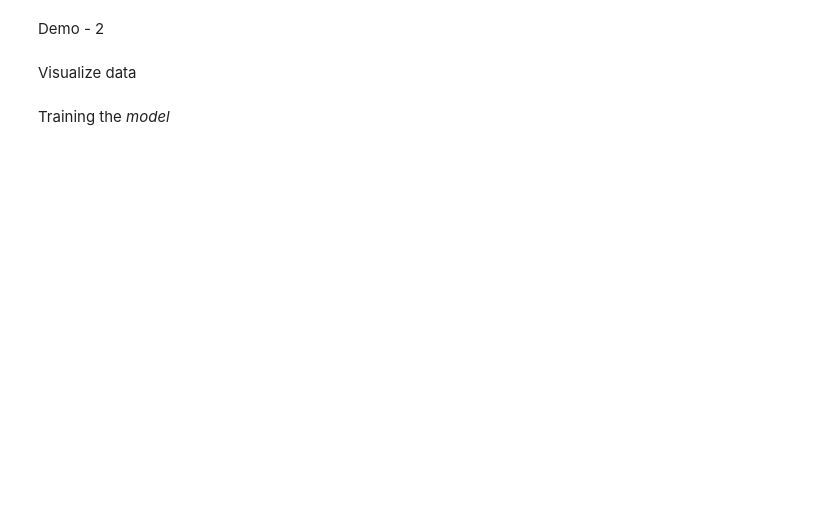
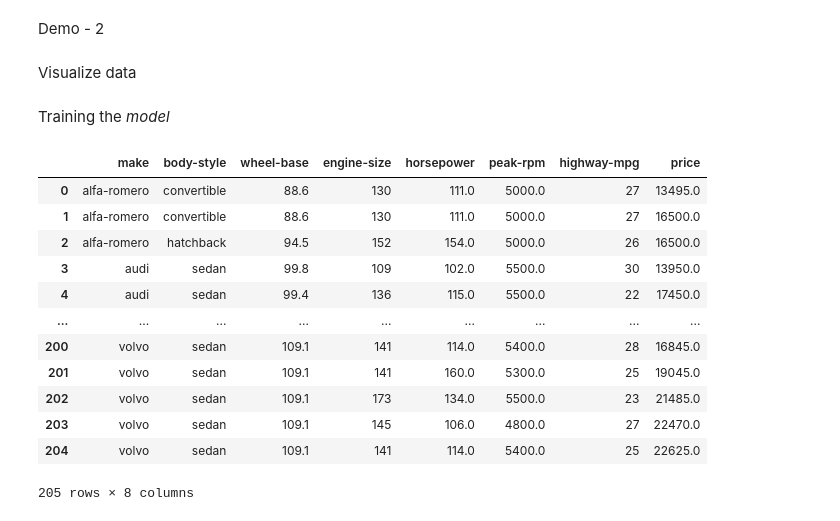
Before and after one commit to MaheeGamage/TIES4911-DL-for-dev, a Jupyter notebook: Demo/demo-2/demo-2.ipynb, the cells around one changed output. Cells and saved outputs as stored; diff of their text form; code cells hidden in the pictures; blank space fills up the shorter version.

```diff
--- a/Demo/demo-2/demo-2.ipynb
+++ b/Demo/demo-2/demo-2.ipynb
@@ -36,2 +43,26 @@ from tensorflow.keras.utils import to_categorical
 # %% [markdown]
 Training the *model*
+# %%
+# Load the dataset
+url = 'http://users.jyu.fi/~olkhriye/ties4911/demos/demo1/Automobile_price_data_Raw_set.csv'
+df = pd.read_csv(url)
+
+# Select relevant columns
+columns = ['make', 'body-style', 'wheel-base', 'engine-size', 'horsepower', 'peak-rpm', 'highway-mpg', 'price']
+df = df[columns]
+
+df
+# %% [output]
+|  | make | body-style | wheel-base | engine-size | horsepower | peak-rpm | highway-mpg | price |
+| 0 | alfa-romero | convertible | 88.6 | 130 | 111.0 | 5000.0 | 27 | 13495.0 |
+| 1 | alfa-romero | convertible | 88.6 | 130 | 111.0 | 5000.0 | 27 | 16500.0 |
+| 2 | alfa-romero | hatchback | 94.5 | 152 | 154.0 | 5000.0 | 26 | 16500.0 |
+| 3 | audi | sedan | 99.8 | 109 | 102.0 | 5500.0 | 30 | 13950.0 |
+| 4 | audi | sedan | 99.4 | 136 | 115.0 | 5500.0 | 22 | 17450.0 |
+| ... | ... | ... | ... | ... | ... | ... | ... | ... |
+| 200 | volvo | sedan | 109.1 | 141 | 114.0 | 5400.0 | 28 | 16845.0 |
+| 201 | volvo | sedan | 109.1 | 141 | 160.0 | 5300.0 | 25 | 19045.0 |
+| 202 | volvo | sedan | 109.1 | 173 | 134.0 | 5500.0 | 23 | 21485.0 |
+| 203 | volvo | sedan | 109.1 | 145 | 106.0 | 4800.0 | 27 | 22470.0 |
+| 204 | volvo | sedan | 109.1 | 141 | 114.0 | 5400.0 | 25 | 22625.0 |
+205 rows × 8 columns
```
Also changed, not shown: parts of 11 cells of this notebook.
